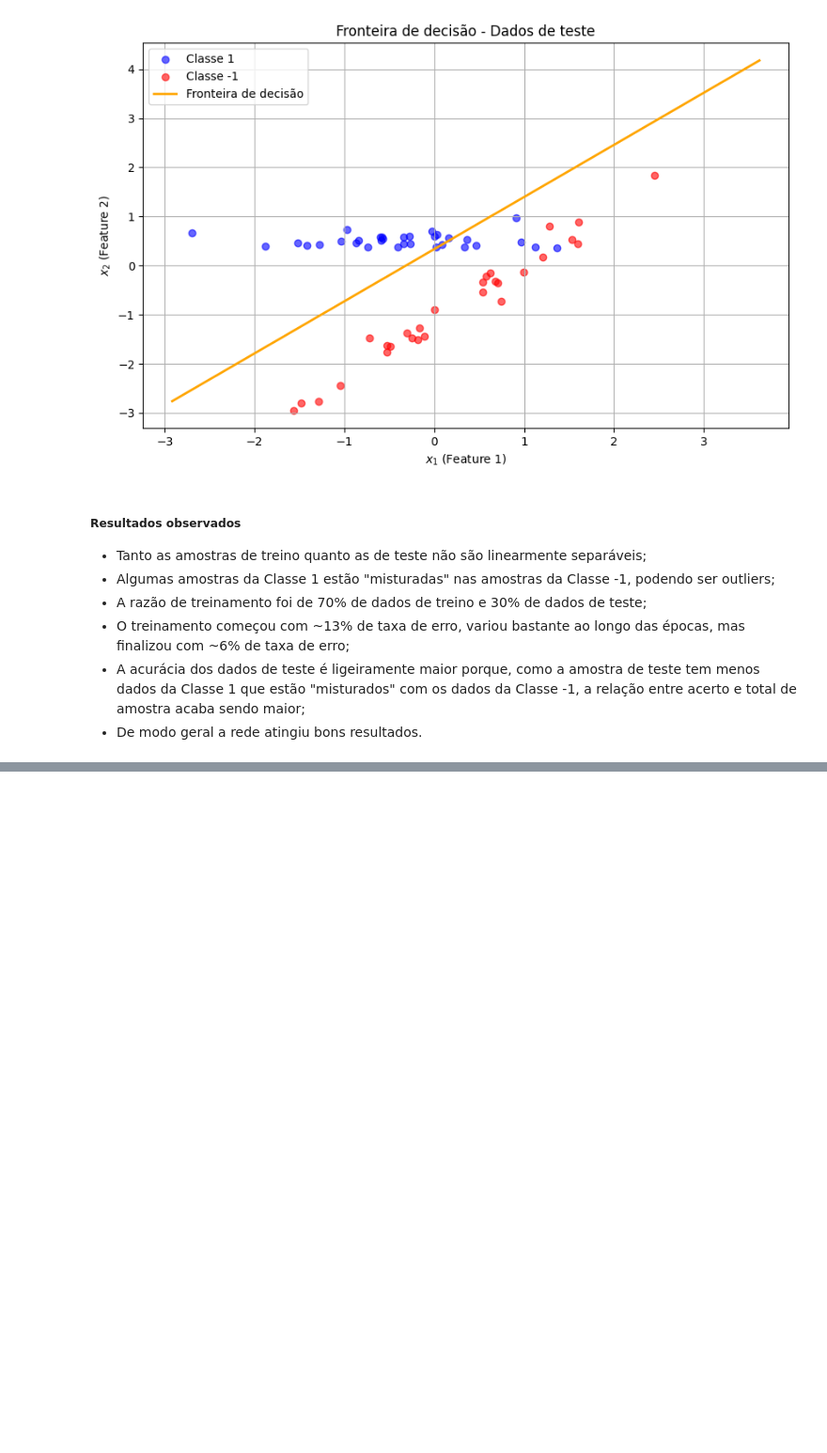
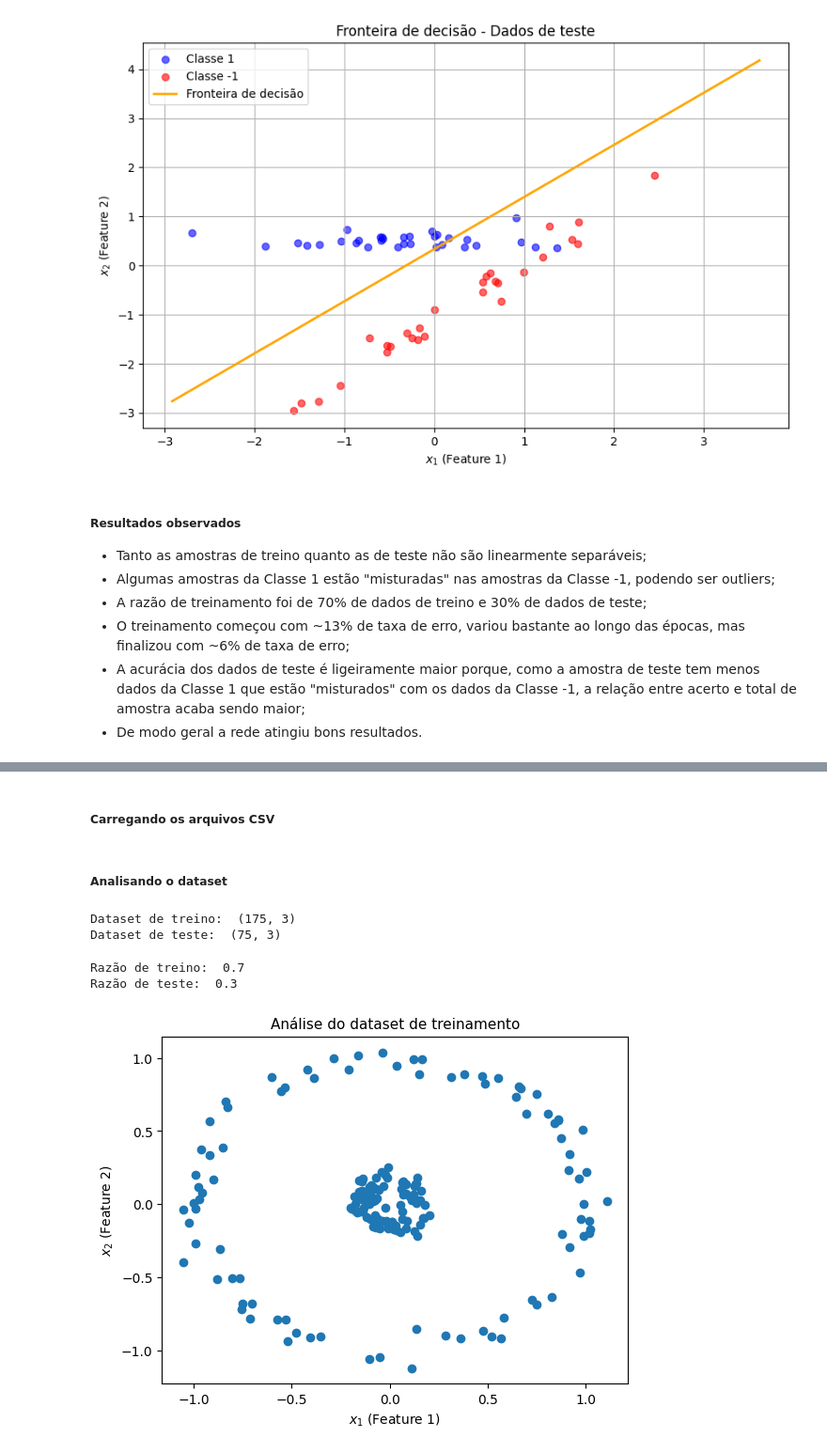
Before and after one commit to lucasanches/single-layer-perceptron, a Jupyter notebook: perceptron.ipynb, the cells around one changed output, grey strips where cells are left out. Shown: that part at 94% size. Drawn from its saved outputs; the diff is of its cells as text; code cells hidden in the pictures; blank space fills up the shorter version.

Commit message:
implementação do perceptron no dataset #2

```diff
--- a/perceptron.ipynb
+++ b/perceptron.ipynb
@@ -316,0 +319,41 @@ plt.show()
+# %% [markdown]
+##### Carregando os arquivos CSV
+# %%
+# Carregando os datasets
+df_train_loaded = pd.read_csv("arquivos_csv/train_dataset2.csv")
+df_test_loaded = pd.read_csv("arquivos_csv/test_dataset2.csv")
+
+
+# Separando os dados de treinamento
+X_train = df_train_loaded.drop("label", axis=1).values      # (n_features, n_amostras)
+y_train = df_train_loaded["label"].values.reshape(1, -1).T    # (1, n_amostras)
+
+# Separando os dados de teste
+X_test = df_test_loaded.drop("label", axis=1).values
+y_test = df_test_loaded["label"].values.reshape(1, -1).T
+# %% [markdown]
+##### Analisando o dataset
+# %%
+# Tamanho do dataset
+print("Dataset de treino: ", df_train_loaded.shape)
+print("Dataset de teste: ", df_test_loaded.shape)
+# %% [output]
+Dataset de treino:  (175, 3)
+Dataset de teste:  (75, 3)
+# %%
+# Razão de treino e teste
+print("Razão de treino: ", df_train_loaded.shape[0]/(df_train_loaded.shape[0] + df_test_loaded.shape[0]))
+print("Razão de teste: ", df_test_loaded.shape[0]/(df_train_loaded.shape[0] + df_test_loaded.shape[0]))
+# %% [output]
+Razão de treino:  0.7
+Razão de teste:  0.3
+# %%
+# Plot dos dados de treinamento
+X_train_T = X_train.T
+plt.scatter(X_train_T[0], X_train_T[1])
+plt.xlabel('$x_1$ (Feature 1)', fontsize=10)
+plt.ylabel('$x_2$ (Feature 2)', fontsize=10)
+plt.title("Análise do dataset de treinamento", fontsize=11)
+plt.show()
+# %% [output]
+[figure, added]
```
Also changed, not shown: parts of 15 cells of this notebook.
